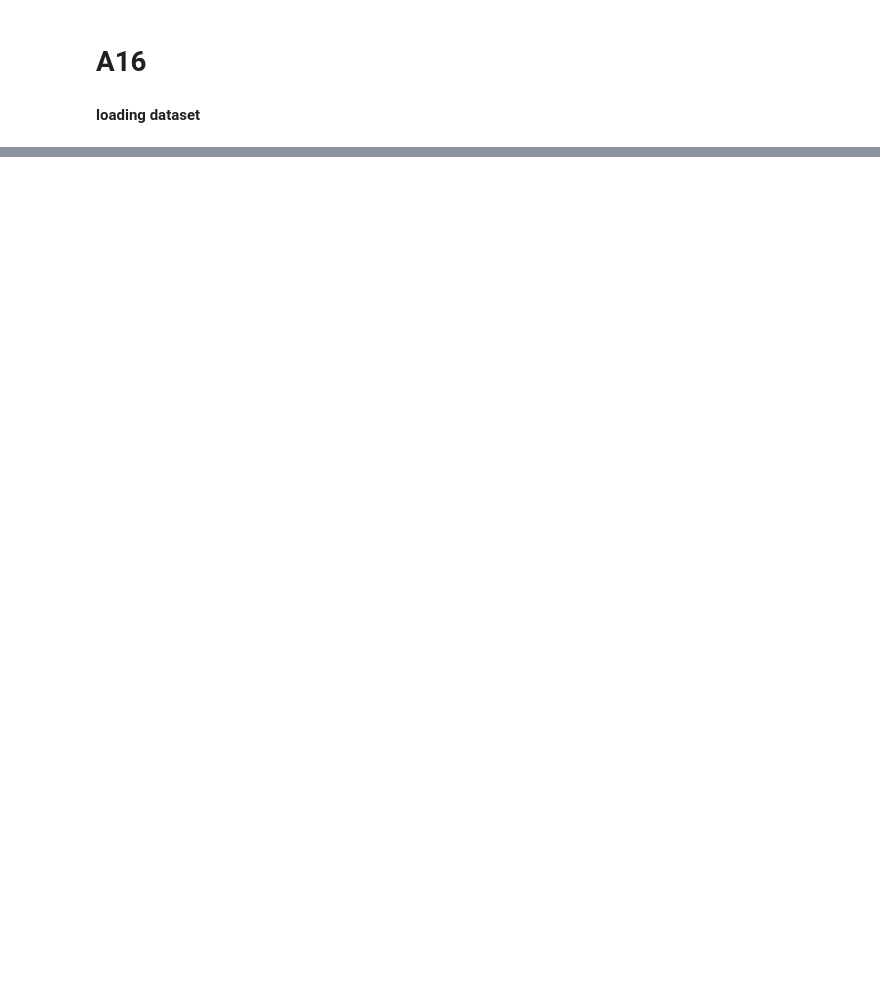
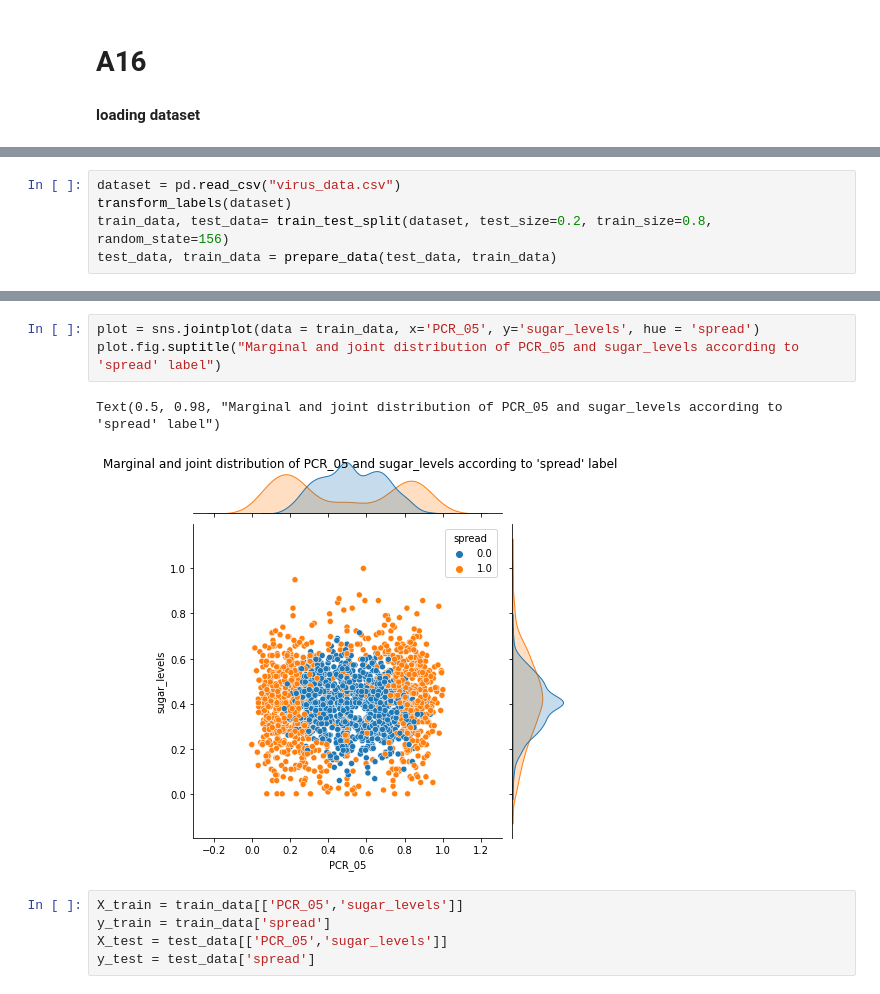
Before and after one commit to alonziv1/Intorduction-to-ML, a Jupyter notebook: Classifiers/part_3.ipynb, the cells around one changed output, grey strips where cells are left out. Drawn from its saved outputs; the diff is of its cells as text; blank space fills up the shorter version.

```diff
--- a/Classifiers/part_3.ipynb
+++ b/Classifiers/part_3.ipynb
@@ -56,0 +57,5 @@ Error:
+# %%
+dataset = pd.read_csv("virus_data.csv")
+transform_labels(dataset)
+train_data, test_data= train_test_split(dataset, test_size=0.2, train_size=0.8, random_state=156)
+test_data, train_data = prepare_data(test_data, train_data)
@@ -56,0 +80,11 @@ Error:
+# %%
+plot = sns.jointplot(data = train_data, x='PCR_05', y='sugar_levels', hue = 'spread')
+plot.fig.suptitle("Marginal and joint distribution of PCR_05 and sugar_levels according to 'spread' label")
+# %% [output]
+Text(0.5, 0.98, "Marginal and joint distribution of PCR_05 and sugar_levels according to 'spread' label")
+[figure, added]
+# %%
+X_train = train_data[['PCR_05','sugar_levels']]
+y_train = train_data['spread']
+X_test = test_data[['PCR_05','sugar_levels']]
+y_test = test_data['spread']
```
Also changed, not shown: parts of 8 cells of this notebook, 4 other files.
